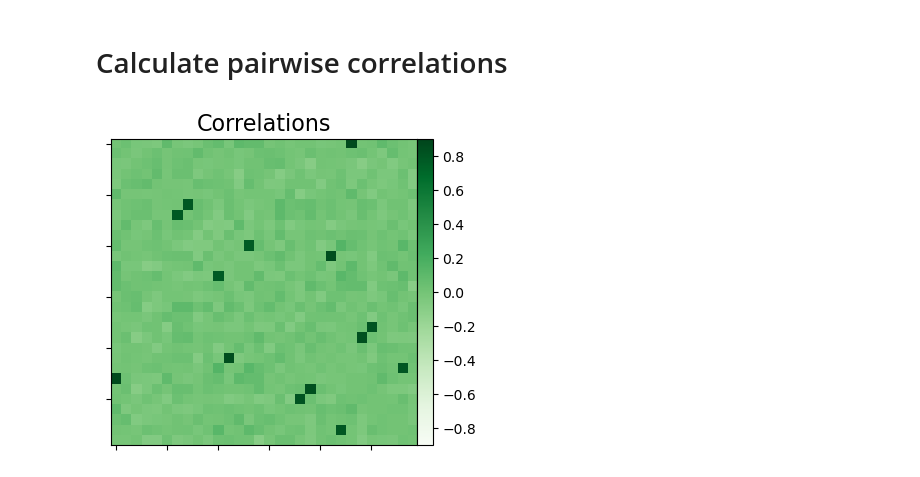
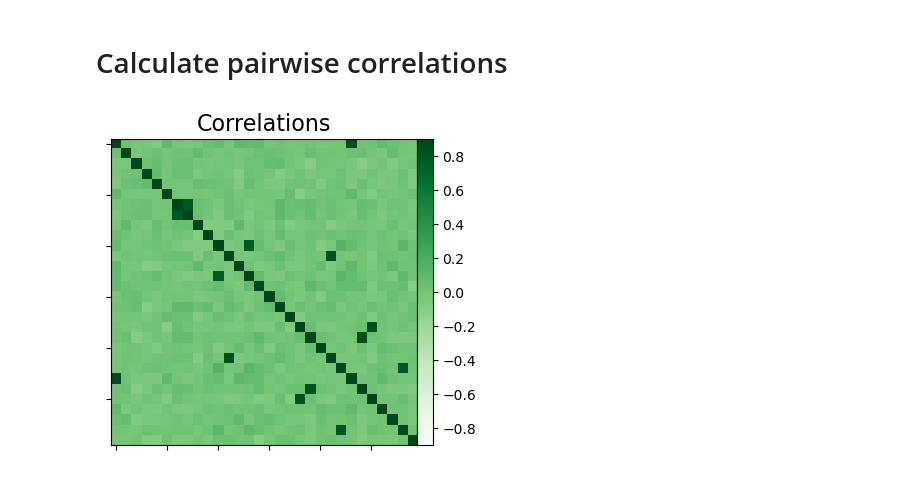
Before and after one commit to w-decker/sFC-Demo, a Jupyter notebook: main.ipynb, the cells around one changed output. Cells and saved outputs as stored; diff of their text form; code cells hidden in the pictures.

Commit message:
change diagnol fill to `1.0` for better aesthetic

```diff
--- a/main.ipynb
+++ b/main.ipynb
@@ -63,14 +63,13 @@ correlation_measure = ConnectivityMeasure(
 correlation_matrix = correlation_measure.fit_transform([my_data.data.T])[0]
 # %%
 # plot
-np.fill_diagonal(correlation_matrix, 0)
 plot_matrix(
     correlation_matrix,
     figure=(4, 8),
     vmax=0.9,
     vmin=-0.9,
     title="Correlations",
     cmap='Greens'
 );
 # %% [output]
-[figure, old version]
+[figure, new version]
```
